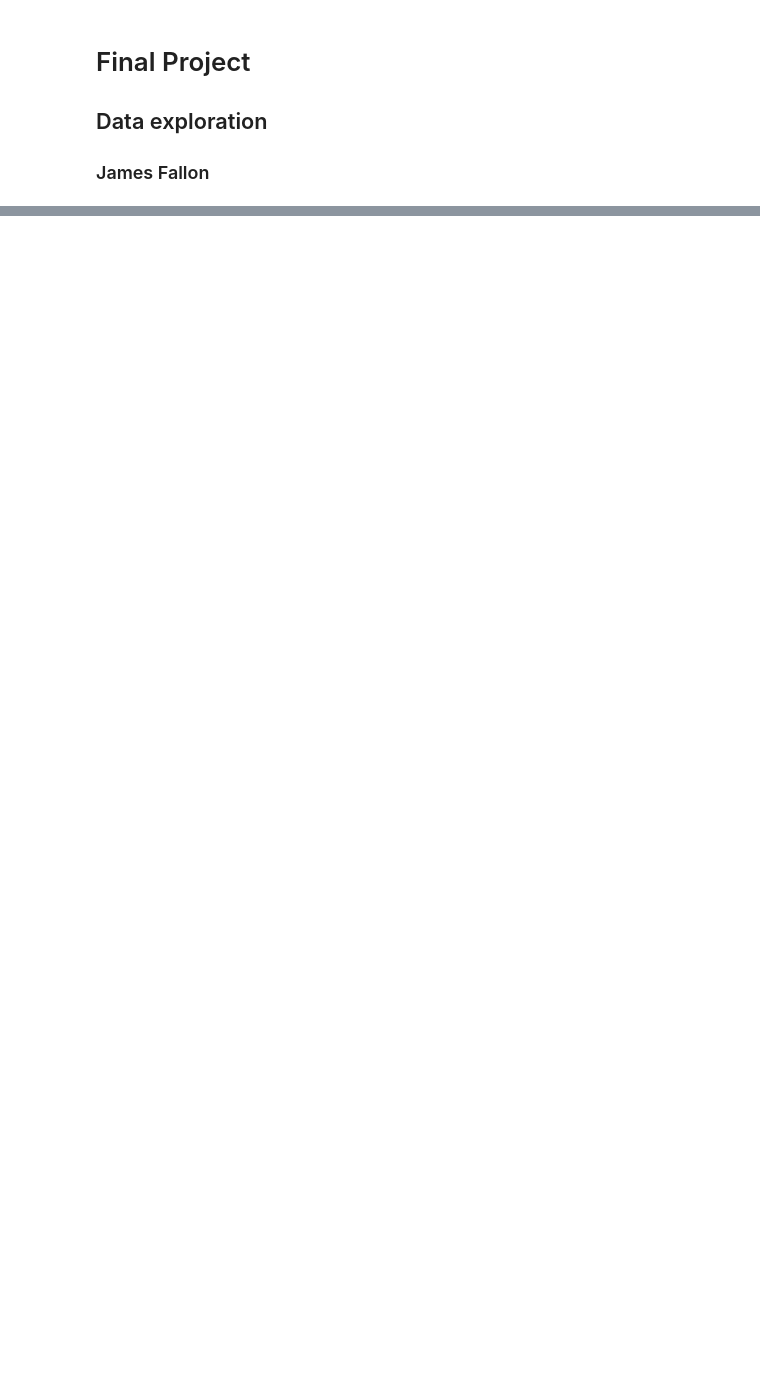
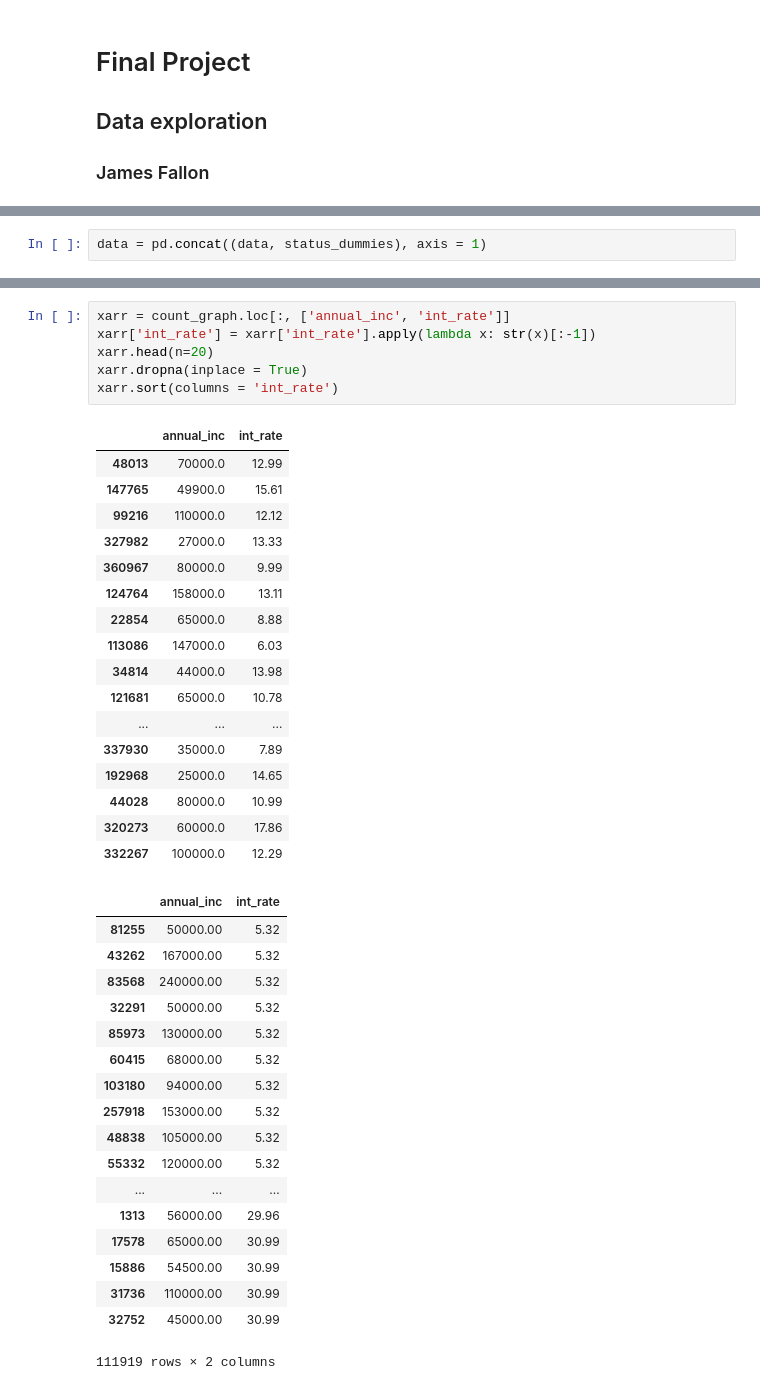
Before and after one commit to TheFaulters/Milestone-3, a Jupyter notebook: Final_project_Fallon.ipynb, the cells around one changed output, grey strips where cells are left out. Cells and saved outputs as stored; diff of their text form; blank space fills up the shorter version.

```diff
--- a/Final_project_Fallon.ipynb
+++ b/Final_project_Fallon.ipynb
@@ -115,0 +129,2 @@ array([     0,      1,      2, ..., 996359, 996360, 996361])
+# %%
+data = pd.concat((data, status_dummies), axis = 1)
@@ -115,0 +199,42 @@ array([     0,      1,      2, ..., 996359, 996360, 996361])
+# %%
+xarr = count_graph.loc[:, ['annual_inc', 'int_rate']]
+xarr['int_rate'] = xarr['int_rate'].apply(lambda x: str(x)[:-1])
+xarr.head(n=20)
+xarr.dropna(inplace = True)
+xarr.sort(columns = 'int_rate')
+# %% [output]
+|  | annual_inc | int_rate |
+| 48013 | 70000.0 | 12.99 |
+| 147765 | 49900.0 | 15.61 |
+| 99216 | 110000.0 | 12.12 |
+| 327982 | 27000.0 | 13.33 |
+| 360967 | 80000.0 | 9.99 |
+| 124764 | 158000.0 | 13.11 |
+| 22854 | 65000.0 | 8.88 |
+| 113086 | 147000.0 | 6.03 |
+| 34814 | 44000.0 | 13.98 |
+| 121681 | 65000.0 | 10.78 |
+| ... | ... | ... |
+| 337930 | 35000.0 | 7.89 |
+| 192968 | 25000.0 | 14.65 |
+| 44028 | 80000.0 | 10.99 |
+| 320273 | 60000.0 | 17.86 |
+| 332267 | 100000.0 | 12.29 |
+|  | annual_inc | int_rate |
+| 81255 | 50000.00 | 5.32 |
+| 43262 | 167000.00 | 5.32 |
+| 83568 | 240000.00 | 5.32 |
+| 32291 | 50000.00 | 5.32 |
+| 85973 | 130000.00 | 5.32 |
+| 60415 | 68000.00 | 5.32 |
+| 103180 | 94000.00 | 5.32 |
+| 257918 | 153000.00 | 5.32 |
+| 48838 | 105000.00 | 5.32 |
+| 55332 | 120000.00 | 5.32 |
+| ... | ... | ... |
+| 1313 | 56000.00 | 29.96 |
+| 17578 | 65000.00 | 30.99 |
+| 15886 | 54500.00 | 30.99 |
+| 31736 | 110000.00 | 30.99 |
+| 32752 | 45000.00 | 30.99 |
+111919 rows × 2 columns
```
Also changed, not shown: parts of 11 cells of this notebook.
